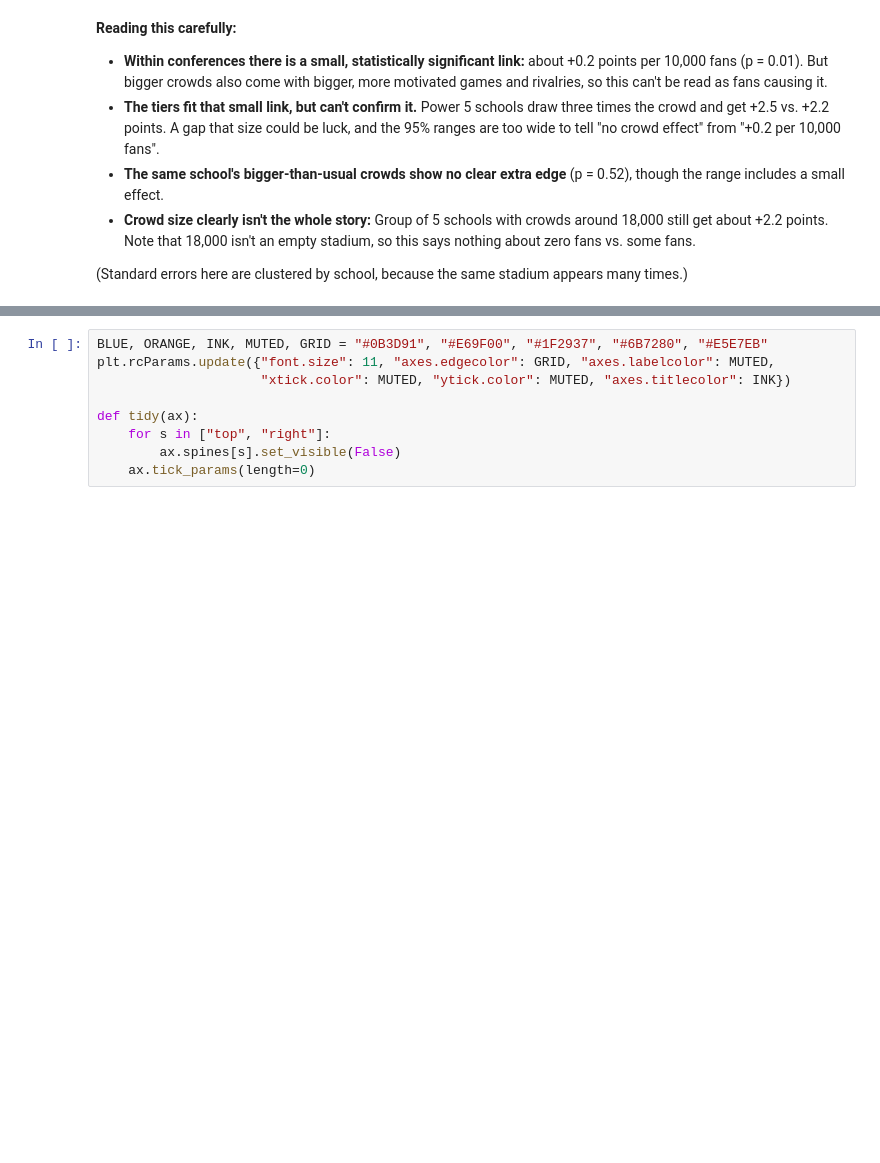
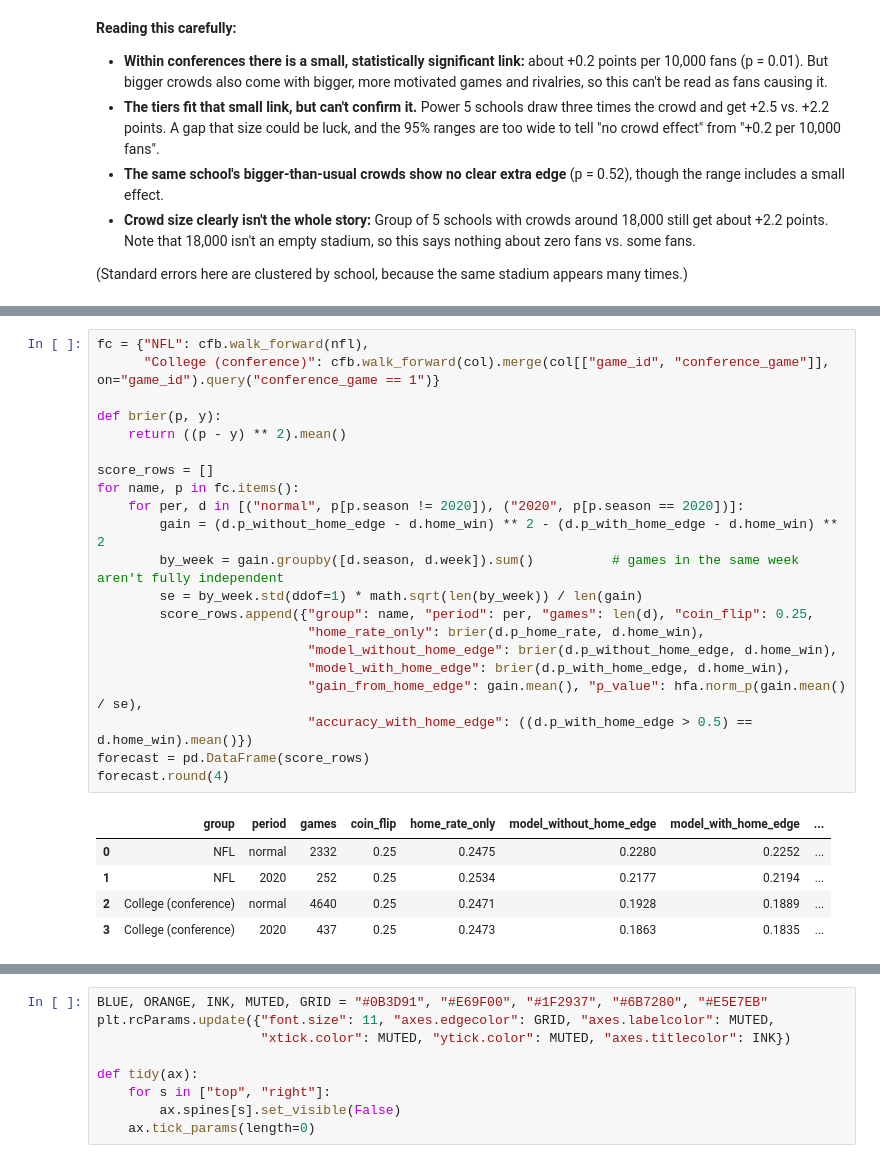
Before and after one commit to wdouble2/nfl-home-field-advantage, a Jupyter notebook: league_compare.ipynb, the cells around one changed output, grey strips where cells are left out. Drawn from its saved outputs; the diff is of its cells as text; blank space fills up the shorter version.

```diff
--- a/league_compare.ipynb
+++ b/league_compare.ipynb
@@ -463,0 +474,27 @@ same school, crowd 10% above its usual +0.06 pts (p = 0.52)
+# %%
+fc = {"NFL": cfb.walk_forward(nfl),
+      "College (conference)": cfb.walk_forward(col).merge(col[["game_id", "conference_game"]], on="game_id").query("conference_game == 1")}
+
+def brier(p, y):
+    return ((p - y) ** 2).mean()
+
+score_rows = []
+for name, p in fc.items():
+    for per, d in [("normal", p[p.season != 2020]), ("2020", p[p.season == 2020])]:
+        gain = (d.p_without_home_edge - d.home_win) ** 2 - (d.p_with_home_edge - d.home_win) ** 2
+        by_week = gain.groupby([d.season, d.week]).sum()          # games in the same week aren't fully independent
+        se = by_week.std(ddof=1) * math.sqrt(len(by_week)) / len(gain)
+        score_rows.append({"group": name, "period": per, "games": len(d), "coin_flip": 0.25,
+                           "home_rate_only": brier(d.p_home_rate, d.home_win),
+                           "model_without_home_edge": brier(d.p_without_home_edge, d.home_win),
+                           "model_with_home_edge": brier(d.p_with_home_edge, d.home_win),
+                           "gain_from_home_edge": gain.mean(), "p_value": hfa.norm_p(gain.mean() / se),
+                           "accuracy_with_home_edge": ((d.p_with_home_edge > 0.5) == d.home_win).mean()})
+forecast = pd.DataFrame(score_rows)
+forecast.round(4)
+# %% [output]
+|  | group | period | games | coin_flip | home_rate_only | model_without_home_edge | model_with_home_edge | ... |
+| 0 | NFL | normal | 2332 | 0.25 | 0.2475 | 0.2280 | 0.2252 | ... |
+| 1 | NFL | 2020 | 252 | 0.25 | 0.2534 | 0.2177 | 0.2194 | ... |
+| 2 | College (conference) | normal | 4640 | 0.25 | 0.2471 | 0.1928 | 0.1889 | ... |
+| 3 | College (conference) | 2020 | 437 | 0.25 | 0.2473 | 0.1863 | 0.1835 | ... |
```
Also changed, not shown: parts of 7 cells of this notebook, 3 other files.
